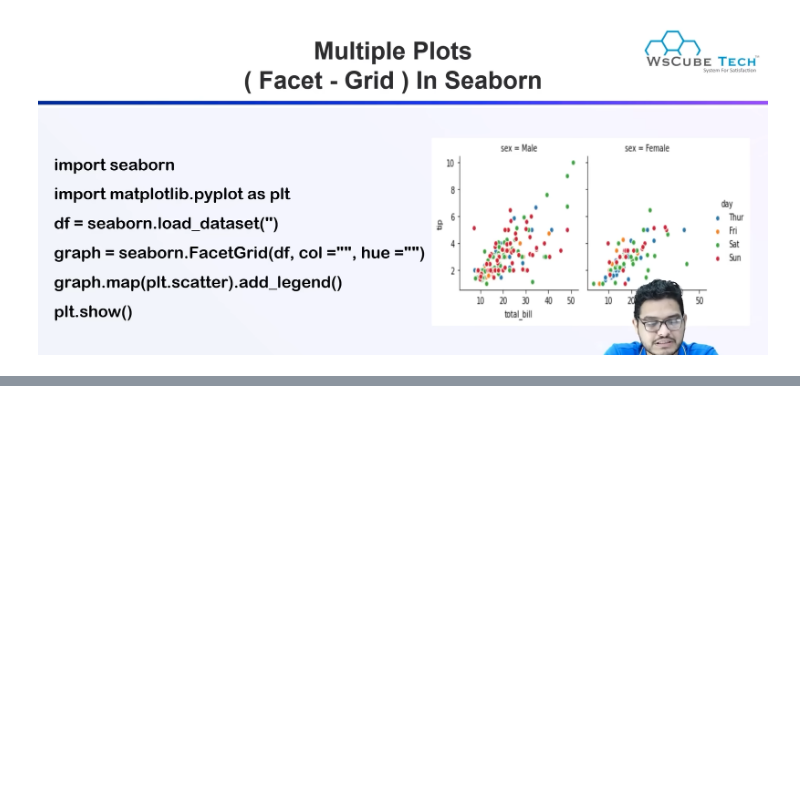
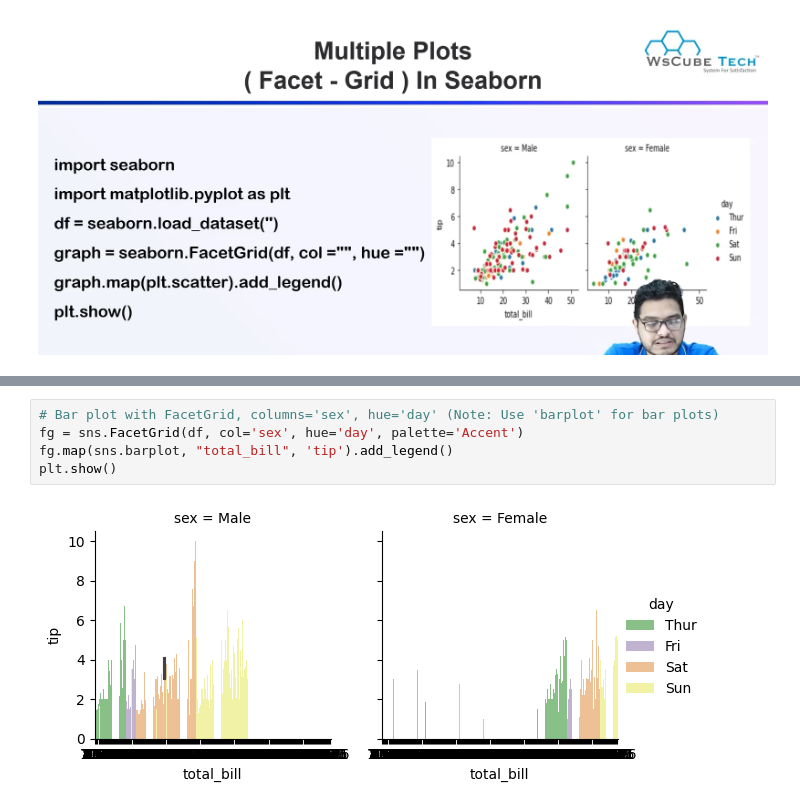
Before and after one commit to praveensinghaws/Python, a Jupyter notebook: wsCubeTech/Seaborn/14. Multiple Plots Fact_Grid.ipynb, the cells around one changed output, grey strips where cells are left out. Drawn from its saved outputs; the diff is of its cells as text; blank space fills up the shorter version.

```diff
--- a/wsCubeTech/Seaborn/14. Multiple Plots Fact_Grid.ipynb
+++ b/wsCubeTech/Seaborn/14. Multiple Plots Fact_Grid.ipynb
@@ -4,0 +32,7 @@
+# %%
+# Bar plot with FacetGrid, columns='sex', hue='day' (Note: Use 'barplot' for bar plots)
+fg = sns.FacetGrid(df, col='sex', hue='day', palette='Accent')
+fg.map(sns.barplot, "total_bill", 'tip').add_legend()
+plt.show()
+# %% [output]
+[figure, added]
```
Also changed, not shown: parts of 4 cells of this notebook.
